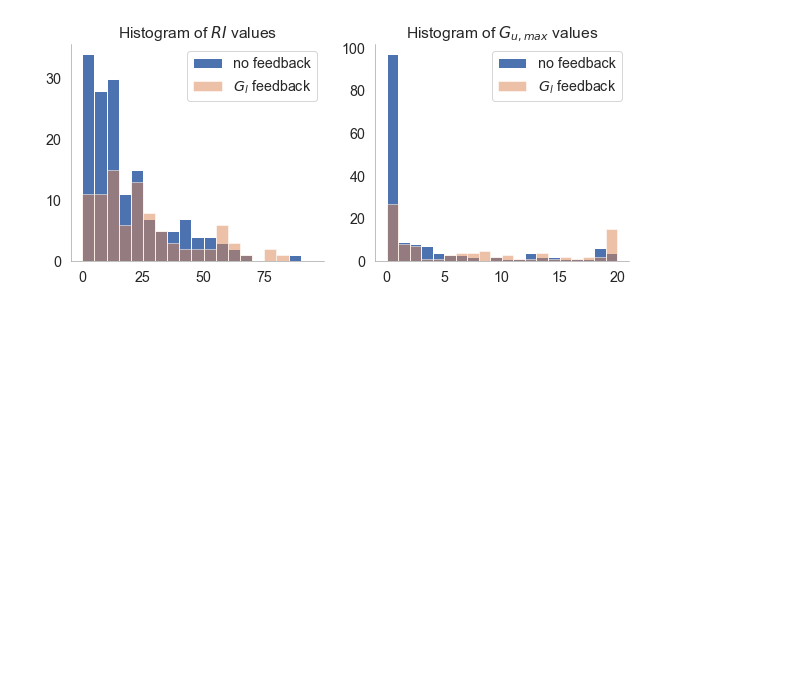
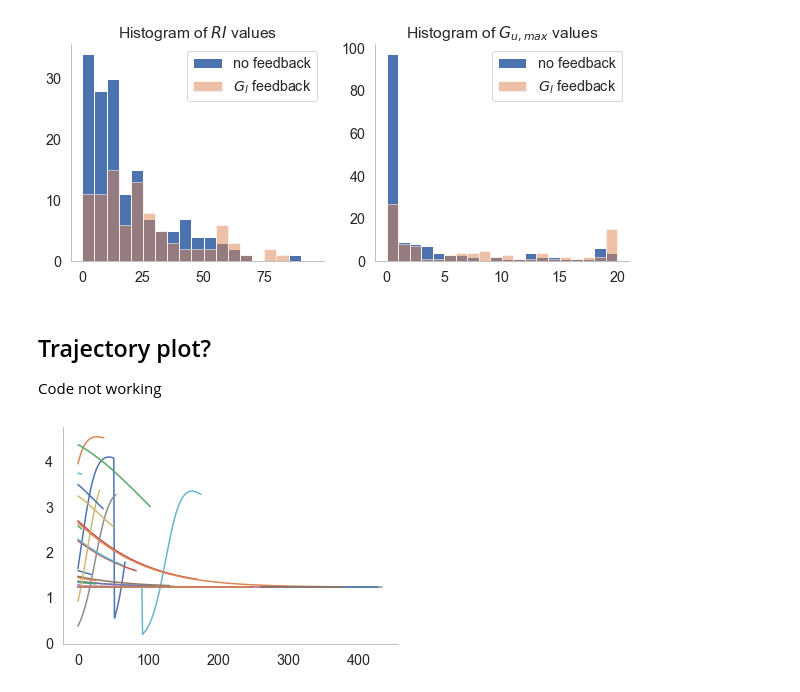
Before and after one commit to octavia-crompton/fire, a Jupyter notebook: fire_notebooks/G_l_ignition_feedback.ipynb, the cells around one changed output. Cells and saved outputs as stored; diff of their text form; code cells hidden in the pictures; blank space fills up the shorter version.

```diff
--- a/fire_notebooks/G_l_ignition_feedback.ipynb
+++ b/fire_notebooks/G_l_ignition_feedback.ipynb
@@ -268,3 +267,14 @@ ax.set_title("Histogram of $G_{u,max}$ values")
 # %% [output]
 Text(0.5, 1.0, 'Histogram of $G_{u,max}$ values')
 [figure]
+# %% [markdown]
+## Trajectory plot?
+Code not working
+# %%
+
+for i, d in enumerate(p.record.year[:-1]):
+    start = round(d)
+    end = int(round(d + p.record.time_past_fire[i+1] - 2/p.dt_p))
+    plt.plot(p.G_l_list[start:end])
+# %% [output]
+[figure, added]
```
Also changed, not shown: parts of 9 cells of this notebook, 6 other files.
